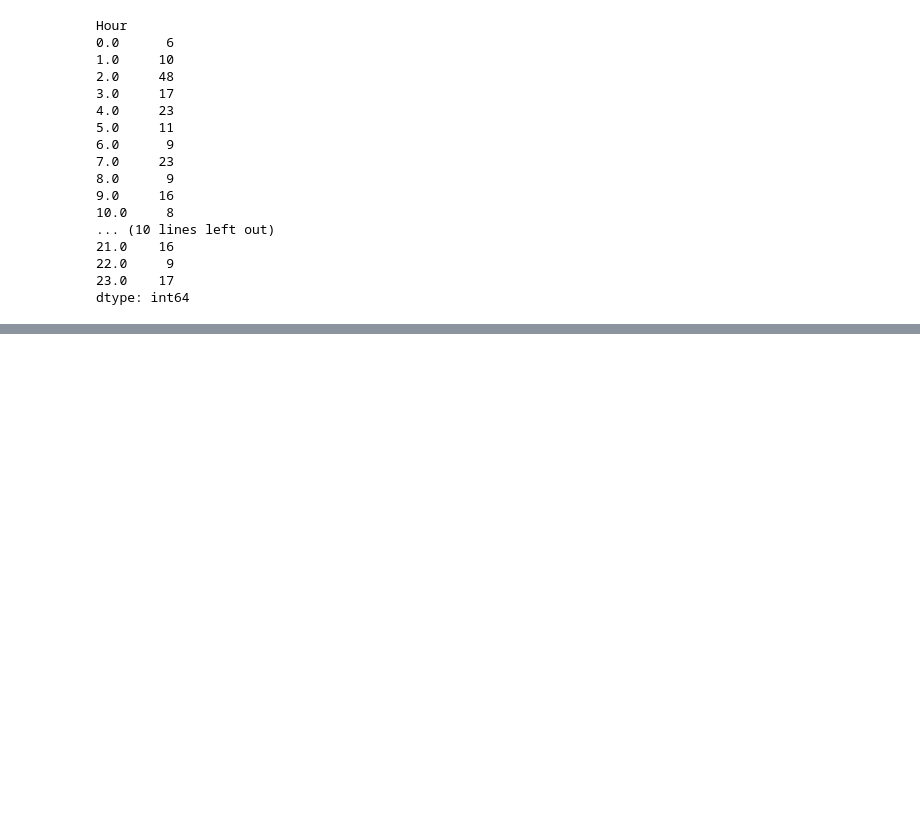
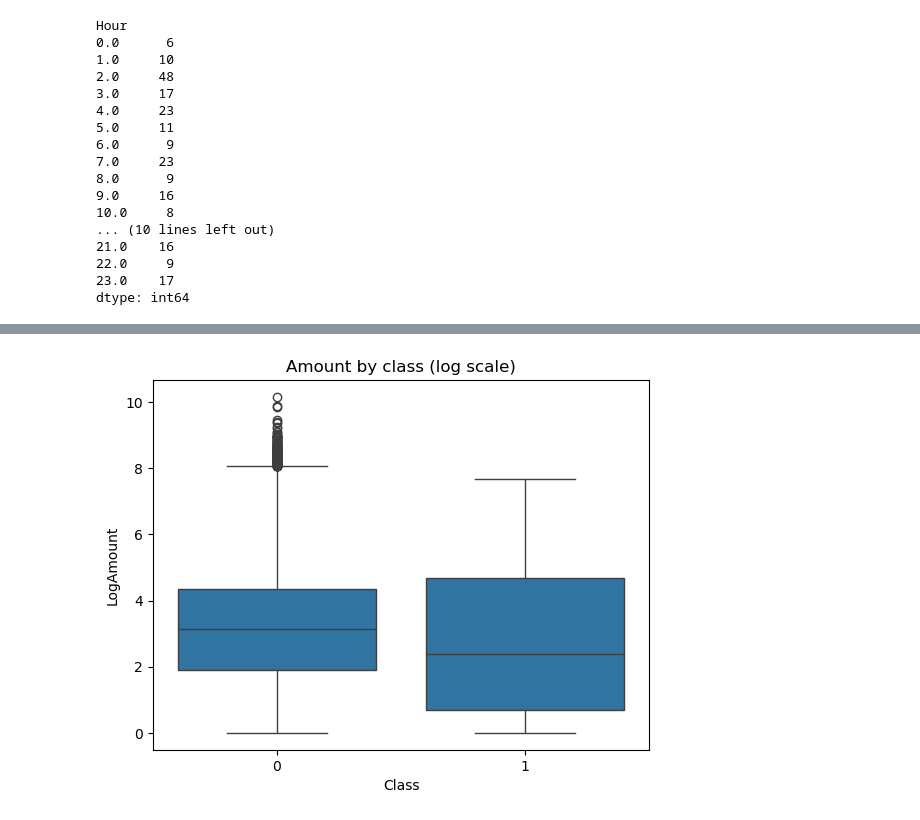
Before and after one commit to saijalkanwar/credit-card-fraud-detection, a Jupyter notebook: notebooks/01_data_understanding.ipynb, the cells around one changed output, grey strips where cells are left out. Cells and saved outputs as stored; diff of their text form; code cells hidden in the pictures; blank space fills up the shorter version.

```diff
--- a/notebooks/01_data_understanding.ipynb
+++ b/notebooks/01_data_understanding.ipynb
@@ -177,0 +216,6 @@ dtype: int64
+# %%
+sns.boxplot(x="Class", y="LogAmount", data=df)
+plt.title("Amount by class (log scale)")
+plt.show()
+# %% [output]
+[figure, added]
```
Also changed, not shown: parts of 14 cells of this notebook, 1 other file.
